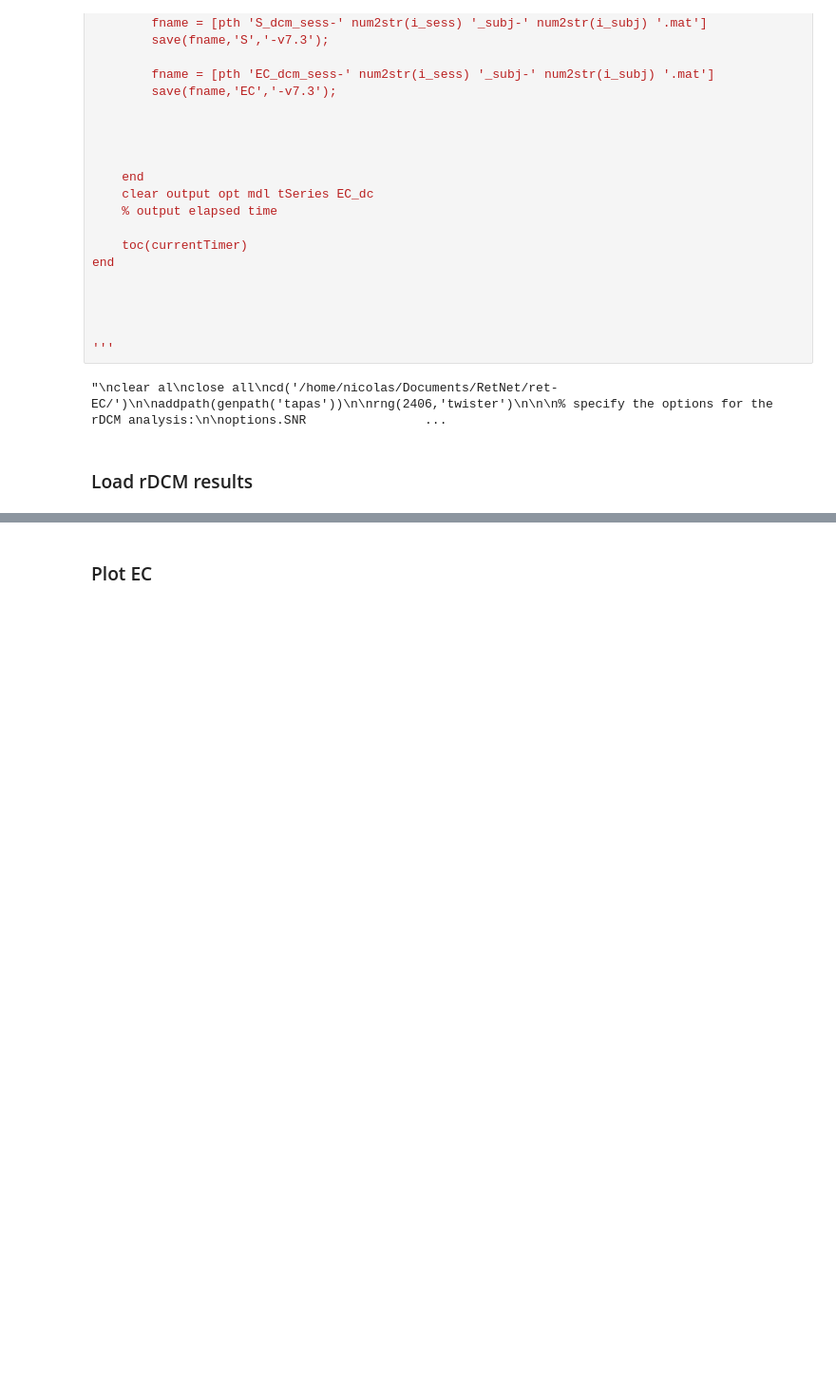
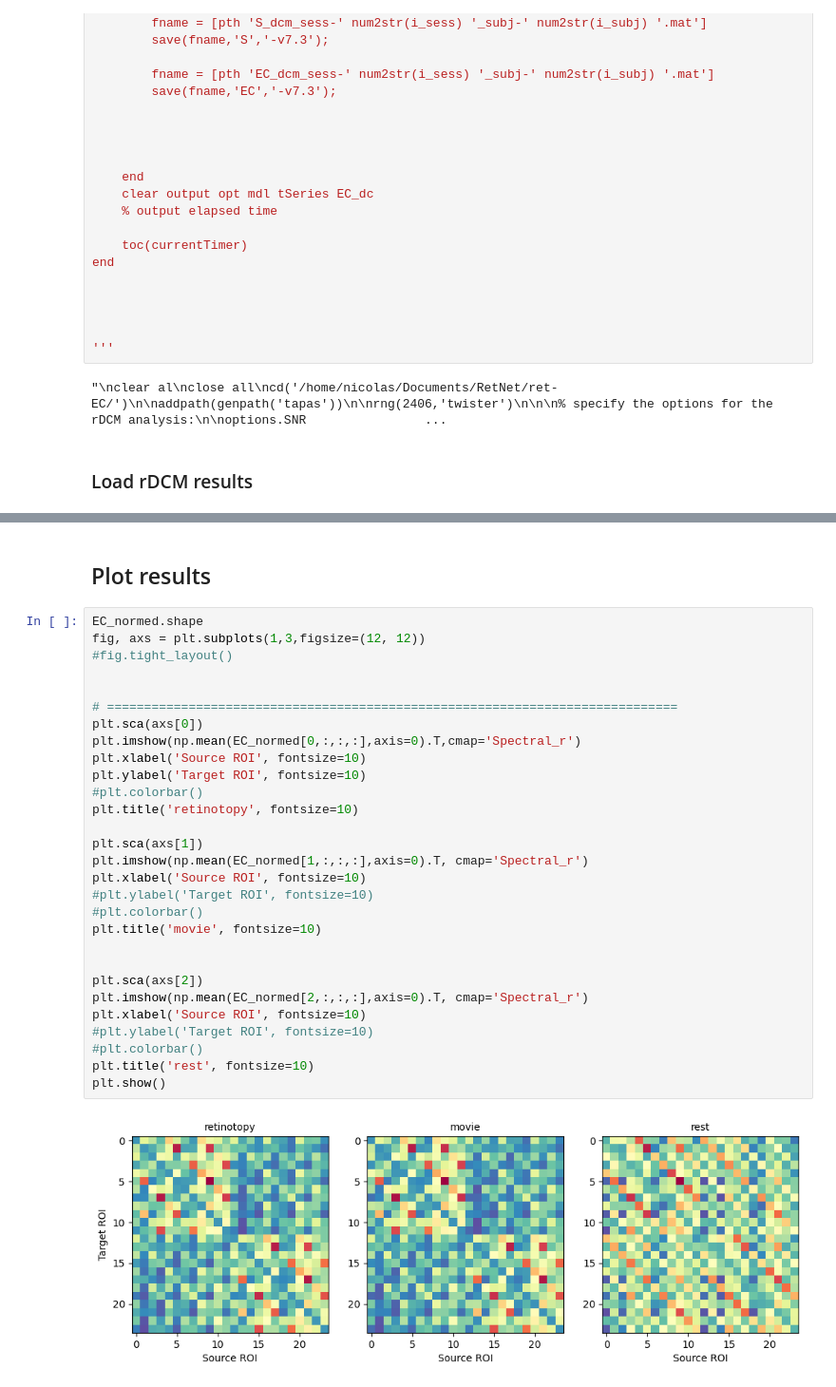
Before and after one commit to nicogravel/retNet_EC, a Jupyter notebook: notebooks/retNet_rDCM.ipynb, the cells around one changed output, grey strips where cells are left out. Shown at 95% size. Saved outputs shown, nothing was run; the diff lists cells and outputs as text; blank space fills up the shorter version.

```diff
--- a/notebooks/retNet_rDCM.ipynb
+++ b/notebooks/retNet_rDCM.ipynb
@@ -359,2 +388,33 @@ for i_cond in range(10):
 # %% [markdown]
-### Plot EC
+## Plot results
+# %%
+EC_normed.shape
+fig, axs = plt.subplots(1,3,figsize=(12, 12))
+#fig.tight_layout()
+
+
+# =============================================================================
+plt.sca(axs[0])
+plt.imshow(np.mean(EC_normed[0,:,:,:],axis=0).T,cmap='Spectral_r')
+plt.xlabel('Source ROI', fontsize=10)
+plt.ylabel('Target ROI', fontsize=10)
+#plt.colorbar()
+plt.title('retinotopy', fontsize=10)
+
+plt.sca(axs[1])
+plt.imshow(np.mean(EC_normed[1,:,:,:],axis=0).T, cmap='Spectral_r')
+plt.xlabel('Source ROI', fontsize=10)
+#plt.ylabel('Target ROI', fontsize=10)
+#plt.colorbar()
+plt.title('movie', fontsize=10)
+
+
+plt.sca(axs[2])
+plt.imshow(np.mean(EC_normed[2,:,:,:],axis=0).T, cmap='Spectral_r')
+plt.xlabel('Source ROI', fontsize=10)
+#plt.ylabel('Target ROI', fontsize=10)
+#plt.colorbar()
+plt.title('rest', fontsize=10)
+plt.show()
+# %% [output]
+[figure, added]
```
Also changed, not shown: parts of 15 cells of this notebook, 2 other files.
